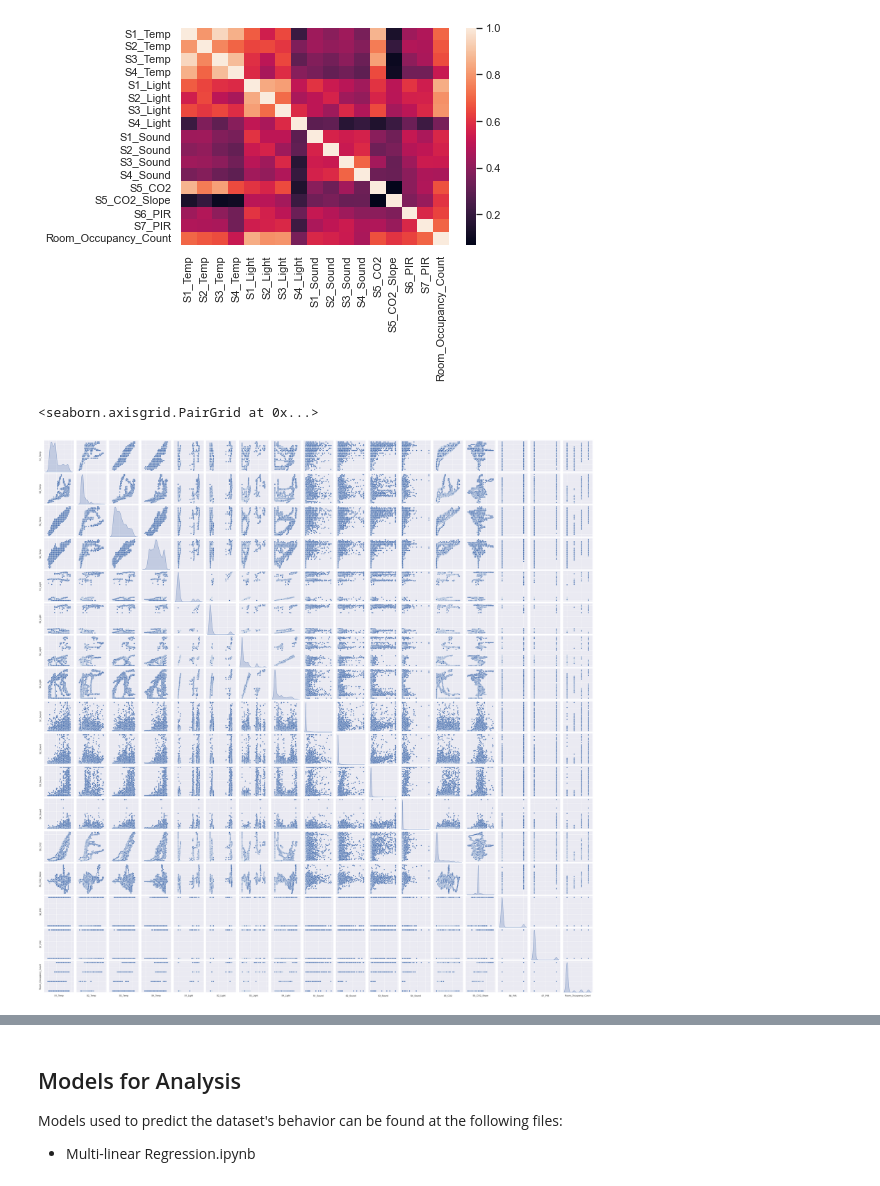
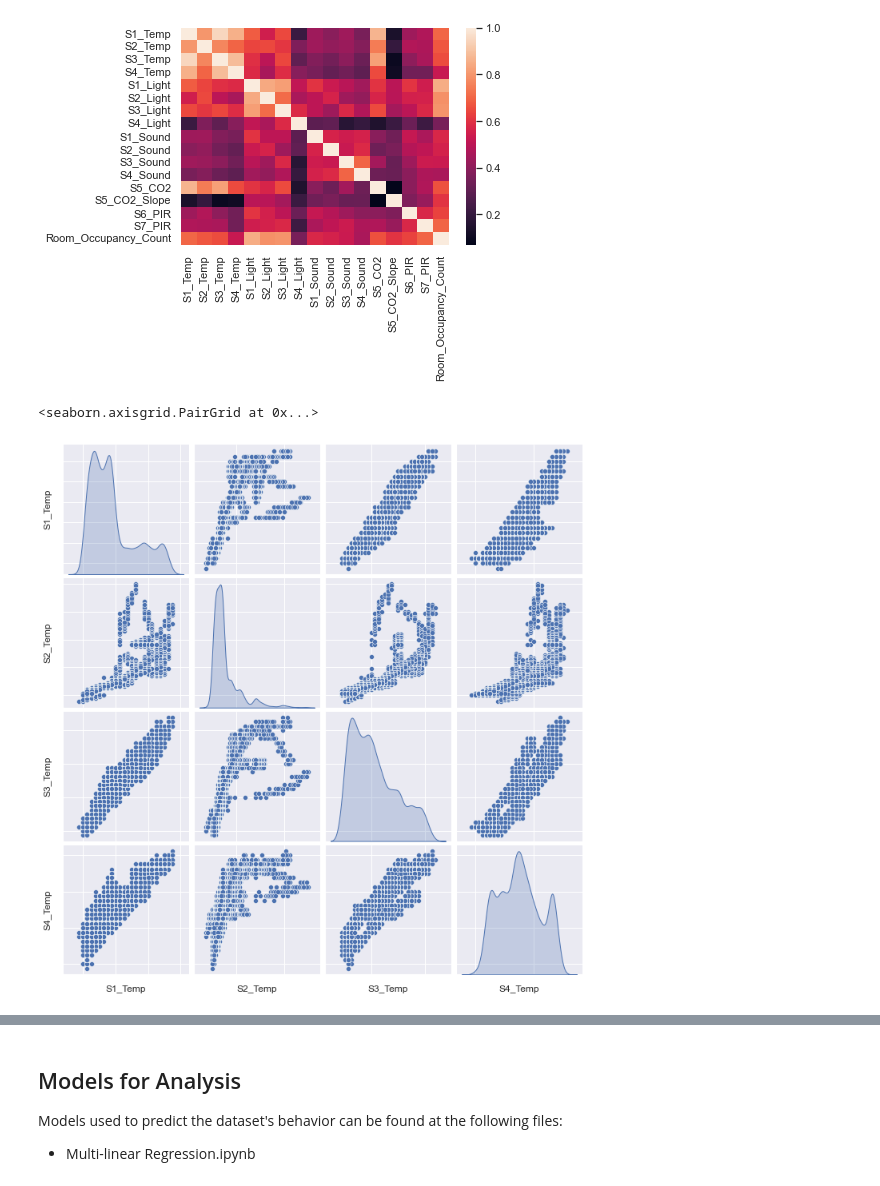
Before and after one commit to IvMonares/supervised-learning-project, a Jupyter notebook: Final_Project.ipynb, the cells around one changed output, grey strips where cells are left out. Drawn from its saved outputs; the diff is of its cells as text; code cells hidden in the pictures.

```diff
--- a/Final_Project.ipynb
+++ b/Final_Project.ipynb
@@ -71,8 +71,9 @@ sns.heatmap(correlation)
 <AxesSubplot:>
 [figure]
 # %%
-g = sns.pairplot(df, diag_kind="kde")
+columns = ["S1_Temp", "S2_Temp", "S3_Temp", "S4_Temp"]
+g = sns.pairplot(df.filter(items=columns), diag_kind="kde")
 g.set(xticklabels=[], yticklabels=[])
 # %% [output]
 <seaborn.axisgrid.PairGrid at 0x...>
-[figure, old version]
+[figure, new version]
```
Also changed, not shown: parts of 4 cells of this notebook, 7 other files.
